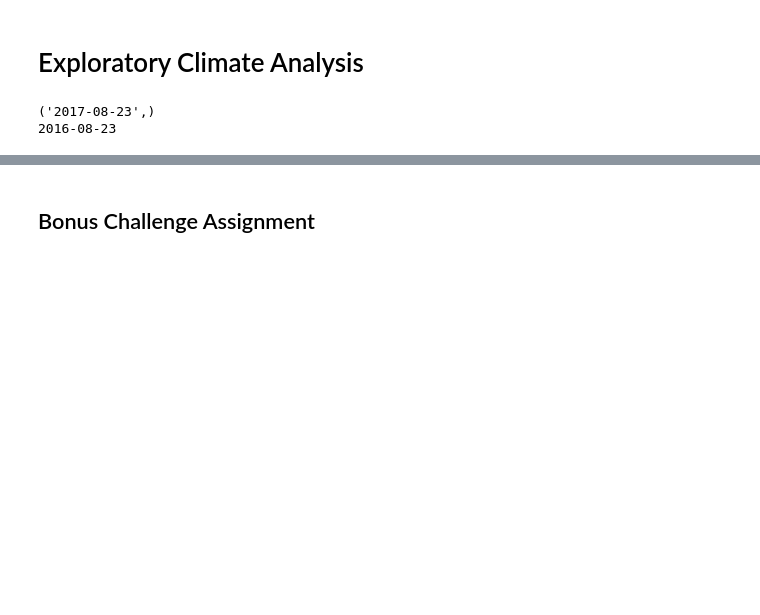
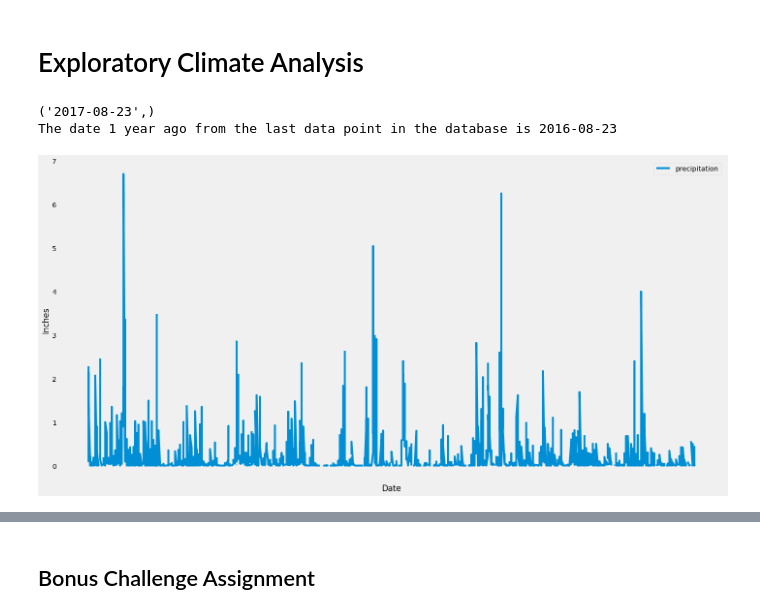
Before and after one commit to ktruong14/sqlalchemy_challenge, a Jupyter notebook: climate_starter.ipynb, the cells around one changed output, grey strips where cells are left out. Drawn from its saved outputs; the diff is of its cells as text; code cells hidden in the pictures; blank space fills up the shorter version.

Commit message:
finished plots

```diff
--- a/climate_starter.ipynb
+++ b/climate_starter.ipynb
@@ -56,17 +56,30 @@ precip_data_results = session.query()
 last_date = session.query(measurement.date).order_by(measurement.date.desc()).first()
 print(last_date)
 one_year = dt.date(2017,8,23) - dt.timedelta(days=365)
-print(one_year)
+print(f"The date 1 year ago from the last data point in the database is {one_year}")
 # Perform a query to retrieve the data and precipitation scores
 precip_scores = session.query(measurement.date,measurement.prcp).\
-
-# Save the query results as a Pandas DataFrame and set the index to the date column
-
-# Sort the dataframe by date
-
-# Use Pandas Plotting with Matplotlib to plot the data
+        filter(measurement.date > '2016-08-23', measurement.date < '2017-08-24').\
+        order_by(measurement.date).all()
 # %% [output]
 ('2017-08-23',)
-2016-08-23
+The date 1 year ago from the last data point in the database is 2016-08-23
+# %%
+# Save the query results as a Pandas DataFrame and set the index to the date column
+query_pd = pd.DataFrame(precip_scores, columns = ['date','precipitation'])
+query_pd = query_pd.set_index('date')
+# %%
+# Use Pandas Plotting with Matplotlib to plot the
+plt.figure(figsize=(20,10))
+plt.plot(query_pd)
+plt.ylabel("Inches")
+plt.xlabel("Date")
+plt.xticks("")
+plt.legend(['precipitation'])
+plt.tight_layout()
+plt.grid()
+plt.show()
+# %% [output]
+[figure, added]
 # %%
 # Use Pandas to calcualte the summary statistics for the precipitation data
```
Also changed, not shown: parts of 3 cells of this notebook.
